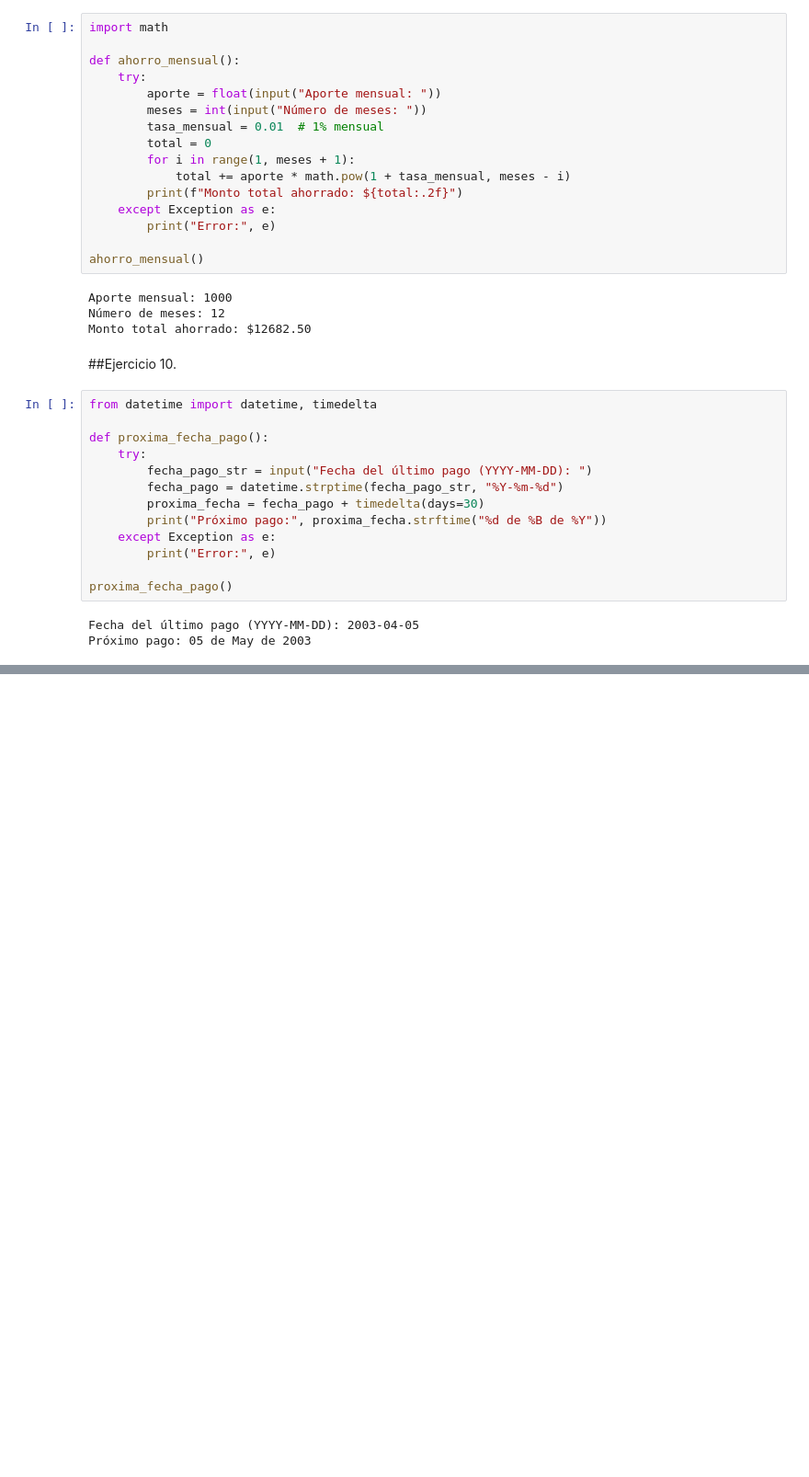
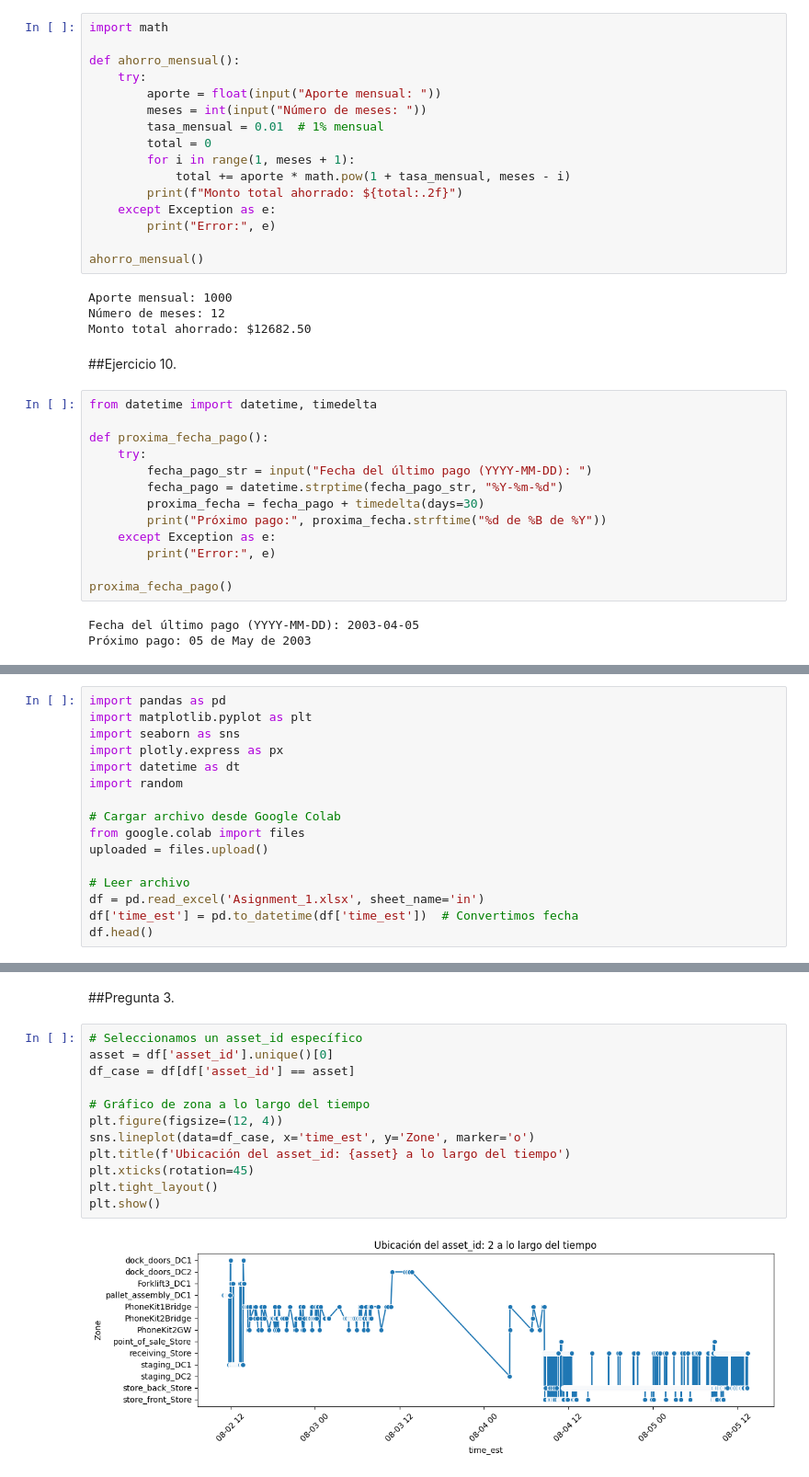
Before and after one commit to SebasFru/Terminal-de-Economia., a Jupyter notebook: Tareas_Economía.ipynb, the cells around one changed output, grey strips where cells are left out. Shown at 92% size. Cells and saved outputs as stored; diff of their text form; blank space fills up the shorter version.

Commit message:
Se creó con Colab

```diff
--- a/Tareas_Economía.ipynb
+++ b/Tareas_Economía.ipynb
@@ -830,0 +847,16 @@ Próximo pago: 05 de May de 2003
+# %%
+import pandas as pd
+import matplotlib.pyplot as plt
+import seaborn as sns
+import plotly.express as px
+import datetime as dt
+import random
+
+# Cargar archivo desde Google Colab
+from google.colab import files
+uploaded = files.upload()
+
+# Leer archivo
+df = pd.read_excel('Asignment_1.xlsx', sheet_name='in')
+df['time_est'] = pd.to_datetime(df['time_est'])  # Convertimos fecha
+df.head()
@@ -830,0 +933,16 @@ Próximo pago: 05 de May de 2003
+# %% [markdown]
+##Pregunta 3.
+# %%
+# Seleccionamos un asset_id específico
+asset = df['asset_id'].unique()[0]
+df_case = df[df['asset_id'] == asset]
+
+# Gráfico de zona a lo largo del tiempo
+plt.figure(figsize=(12, 4))
+sns.lineplot(data=df_case, x='time_est', y='Zone', marker='o')
+plt.title(f'Ubicación del asset_id: {asset} a lo largo del tiempo')
+plt.xticks(rotation=45)
+plt.tight_layout()
+plt.show()
+# %% [output]
+[figure, added]
```
Also changed, not shown: parts of 21 cells of this notebook.
